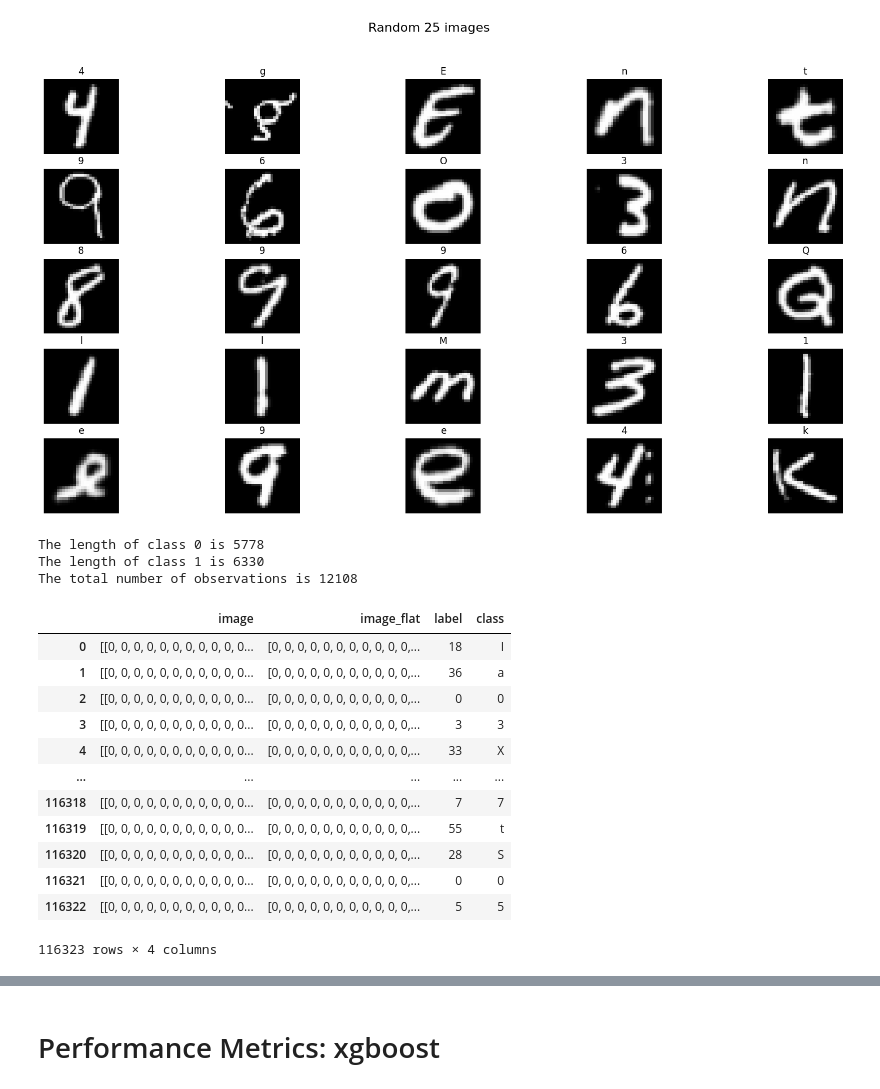
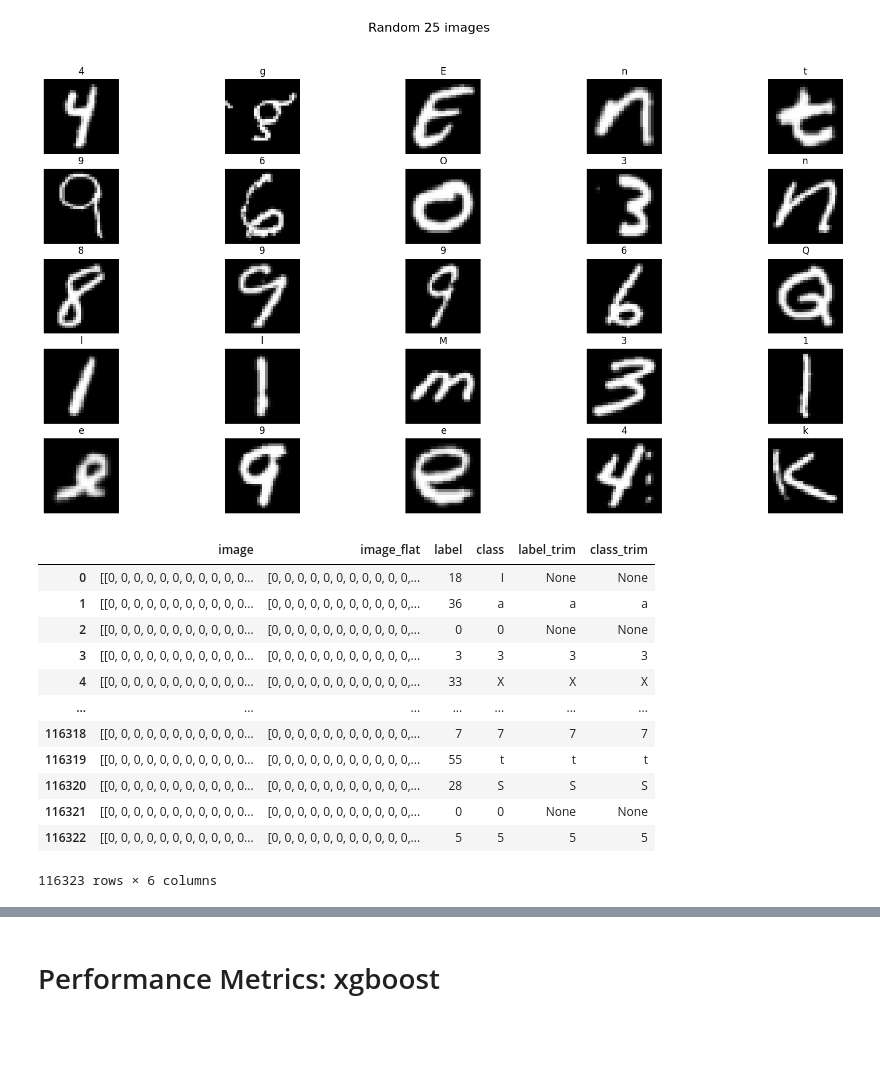
Before and after one commit to Kcole3/datasci_223, a Jupyter notebook: exercises/4-classification/Classification.ipynb, the cells around one changed output, grey strips where cells are left out. Saved outputs shown, nothing was run; the diff lists cells and outputs as text; code cells hidden in the pictures; blank space fills up the shorter version.

```diff
--- a/exercises/4-classification/Classification.ipynb
+++ b/exercises/4-classification/Classification.ipynb
@@ -241,43 +241,30 @@ column_types = train.dtypes
 print(column_types)
 
 filtered_train = train[train['class'] == "0"]
-# %%
-#Confirm the number of observations in class "1" and "0" to compare against the # of
-#observations in the confusion matrix
-
-
-filtered_valid_0 = valid[valid['class'] == "0"]
-len(filtered_valid_0)
-print("The length of class 0 is", len(filtered_valid_0))
-
-filtered_valid_1 = valid[valid['class'] == "1"]
-len(filtered_valid_1)
-print("The length of class 1 is", len(filtered_valid_1))
-
-print("The total number of observations is", len(filtered_valid_0)+ len(filtered_valid_1))
-# %% [output]
-The length of class 0 is 5778
-The length of class 1 is 6330
-The total number of observations is 12108
 # %%
 display(valid)
 
 missing_values = train.isnull().sum()
 print(missing_values)
 
 missing_values2 = valid.isnull().sum()
 print(missing_values2)
+
+
+
+missing_values3 = test_dataset.isnull().sum()
+print(missing_values3)
 # %% [output]
-|  | image | image_flat | label | class |
-| 0 | [[0, 0, 0, 0, 0, 0, 0, 0, 0, 0, 0... | [0, 0, 0, 0, 0, 0, 0, 0, 0, 0, 0,... | 18 | I |
-| 1 | [[0, 0, 0, 0, 0, 0, 0, 0, 0, 0, 0... | [0, 0, 0, 0, 0, 0, 0, 0, 0, 0, 0,... | 36 | a |
-| 2 | [[0, 0, 0, 0, 0, 0, 0, 0, 0, 0, 0... | [0, 0, 0, 0, 0, 0, 0, 0, 0, 0, 0,... | 0 | 0 |
-| 3 | [[0, 0, 0, 0, 0, 0, 0, 0, 0, 0, 0... | [0, 0, 0, 0, 0, 0, 0, 0, 0, 0, 0,... | 3 | 3 |
-| 4 | [[0, 0, 0, 0, 0, 0, 0, 0, 0, 0, 0... | [0, 0, 0, 0, 0, 0, 0, 0, 0, 0, 0,... | 33 | X |
-| ... | ... | ... | ... | ... |
-| 116318 | [[0, 0, 0, 0, 0, 0, 0, 0, 0, 0, 0... | [0, 0, 0, 0, 0, 0, 0, 0, 0, 0, 0,... | 7 | 7 |
-| 116319 | [[0, 0, 0, 0, 0, 0, 0, 0, 0, 0, 0... | [0, 0, 0, 0, 0, 0, 0, 0, 0, 0, 0,... | 55 | t |
-| 116320 | [[0, 0, 0, 0, 0, 0, 0, 0, 0, 0, 0... | [0, 0, 0, 0, 0, 0, 0, 0, 0, 0, 0,... | 28 | S |
-| 116321 | [[0, 0, 0, 0, 0, 0, 0, 0, 0, 0, 0... | [0, 0, 0, 0, 0, 0, 0, 0, 0, 0, 0,... | 0 | 0 |
-| 116322 | [[0, 0, 0, 0, 0, 0, 0, 0, 0, 0, 0... | [0, 0, 0, 0, 0, 0, 0, 0, 0, 0, 0,... | 5 | 5 |
+|  | image | image_flat | label | class | label_trim | class_trim |
+| 0 | [[0, 0, 0, 0, 0, 0, 0, 0, 0, 0, 0... | [0, 0, 0, 0, 0, 0, 0, 0, 0, 0, 0,... | 18 | I | None | None |
+| 1 | [[0, 0, 0, 0, 0, 0, 0, 0, 0, 0, 0... | [0, 0, 0, 0, 0, 0, 0, 0, 0, 0, 0,... | 36 | a | a | a |
+| 2 | [[0, 0, 0, 0, 0, 0, 0, 0, 0, 0, 0... | [0, 0, 0, 0, 0, 0, 0, 0, 0, 0, 0,... | 0 | 0 | None | None |
+| 3 | [[0, 0, 0, 0, 0, 0, 0, 0, 0, 0, 0... | [0, 0, 0, 0, 0, 0, 0, 0, 0, 0, 0,... | 3 | 3 | 3 | 3 |
+| 4 | [[0, 0, 0, 0, 0, 0, 0, 0, 0, 0, 0... | [0, 0, 0, 0, 0, 0, 0, 0, 0, 0, 0,... | 33 | X | X | X |
+| ... | ... | ... | ... | ... | ... | ... |
+| 116318 | [[0, 0, 0, 0, 0, 0, 0, 0, 0, 0, 0... | [0, 0, 0, 0, 0, 0, 0, 0, 0, 0, 0,... | 7 | 7 | 7 | 7 |
+| 116319 | [[0, 0, 0, 0, 0, 0, 0, 0, 0, 0, 0... | [0, 0, 0, 0, 0, 0, 0, 0, 0, 0, 0,... | 55 | t | t | t |
+| 116320 | [[0, 0, 0, 0, 0, 0, 0, 0, 0, 0, 0... | [0, 0, 0, 0, 0, 0, 0, 0, 0, 0, 0,... | 28 | S | S | S |
+| 116321 | [[0, 0, 0, 0, 0, 0, 0, 0, 0, 0, 0... | [0, 0, 0, 0, 0, 0, 0, 0, 0, 0, 0,... | 0 | 0 | None | None |
+| 116322 | [[0, 0, 0, 0, 0, 0, 0, 0, 0, 0, 0... | [0, 0, 0, 0, 0, 0, 0, 0, 0, 0, 0,... | 5 | 5 | 5 | 5 |
-116323 rows × 4 columns
+116323 rows × 6 columns
```
Also changed, not shown: parts of 22 cells of this notebook.
